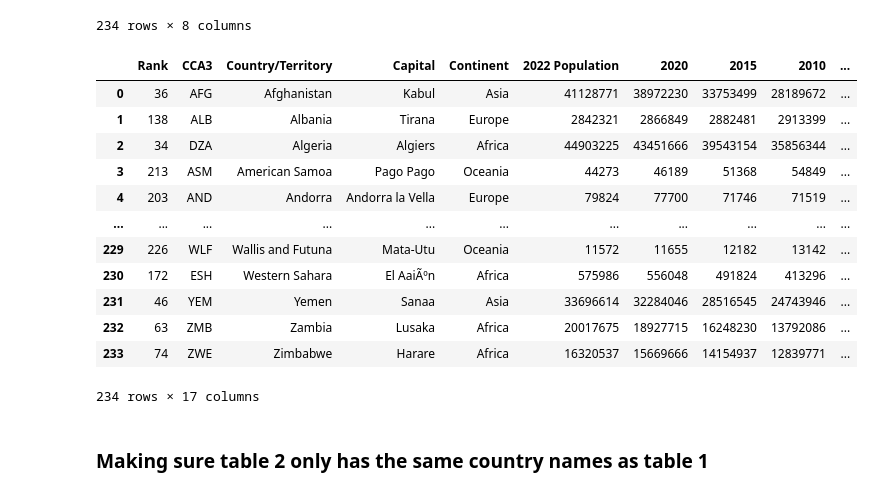
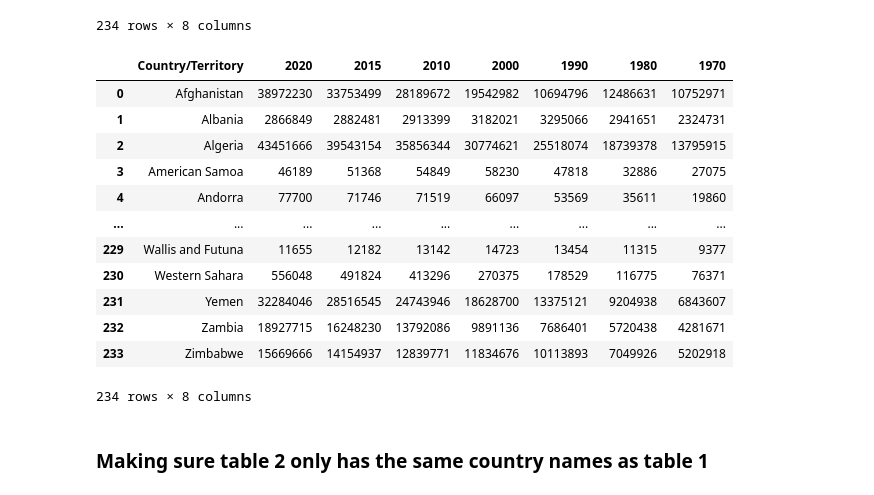
Before and after one commit to Nelius1k/Regression-Model, a Jupyter notebook: co2-Emissions.ipynb, the cells around one changed output. Cells and saved outputs as stored; diff of their text form; code cells hidden in the pictures.

```diff
--- a/co2-Emissions.ipynb
+++ b/co2-Emissions.ipynb
@@ -124,24 +124,24 @@ df2_clean
 # %%
 # Rename columns
 df2.columns.tolist()
-df2_clean = df2.rename(columns = {"2020 Population":"2020", "2015 Population":"2015", "2010 Population":"2010", "2000 Population":"2000", "1990 Population":"1990",
+df2_clean = df2_clean.rename(columns = {"2020 Population":"2020", "2015 Population":"2015", "2010 Population":"2010", "2000 Population":"2000", "1990 Population":"1990",
                       "1980 Population":"1980", "1970 Population":"1970"}, inplace = False)
 
 df2_clean
 # %% [output]
-|  | Rank | CCA3 | Country/Territory | Capital | Continent | 2022 Population | 2020 | 2015 | 2010 | ... |
-| 0 | 36 | AFG | Afghanistan | Kabul | Asia | 41128771 | 38972230 | 33753499 | 28189672 | ... |
-| 1 | 138 | ALB | Albania | Tirana | Europe | 2842321 | 2866849 | 2882481 | 2913399 | ... |
-| 2 | 34 | DZA | Algeria | Algiers | Africa | 44903225 | 43451666 | 39543154 | 35856344 | ... |
-| 3 | 213 | ASM | American Samoa | Pago Pago | Oceania | 44273 | 46189 | 51368 | 54849 | ... |
-| 4 | 203 | AND | Andorra | Andorra la Vella | Europe | 79824 | 77700 | 71746 | 71519 | ... |
-| ... | ... | ... | ... | ... | ... | ... | ... | ... | ... | ... |
-| 229 | 226 | WLF | Wallis and Futuna | Mata-Utu | Oceania | 11572 | 11655 | 12182 | 13142 | ... |
-| 230 | 172 | ESH | Western Sahara | El AaiÃºn | Africa | 575986 | 556048 | 491824 | 413296 | ... |
-| 231 | 46 | YEM | Yemen | Sanaa | Asia | 33696614 | 32284046 | 28516545 | 24743946 | ... |
-| 232 | 63 | ZMB | Zambia | Lusaka | Africa | 20017675 | 18927715 | 16248230 | 13792086 | ... |
-| 233 | 74 | ZWE | Zimbabwe | Harare | Africa | 16320537 | 15669666 | 14154937 | 12839771 | ... |
+|  | Country/Territory | 2020 | 2015 | 2010 | 2000 | 1990 | 1980 | 1970 |
+| 0 | Afghanistan | 38972230 | 33753499 | 28189672 | 19542982 | 10694796 | 12486631 | 10752971 |
+| 1 | Albania | 2866849 | 2882481 | 2913399 | 3182021 | 3295066 | 2941651 | 2324731 |
+| 2 | Algeria | 43451666 | 39543154 | 35856344 | 30774621 | 25518074 | 18739378 | 13795915 |
+| 3 | American Samoa | 46189 | 51368 | 54849 | 58230 | 47818 | 32886 | 27075 |
+| 4 | Andorra | 77700 | 71746 | 71519 | 66097 | 53569 | 35611 | 19860 |
+| ... | ... | ... | ... | ... | ... | ... | ... | ... |
+| 229 | Wallis and Futuna | 11655 | 12182 | 13142 | 14723 | 13454 | 11315 | 9377 |
+| 230 | Western Sahara | 556048 | 491824 | 413296 | 270375 | 178529 | 116775 | 76371 |
+| 231 | Yemen | 32284046 | 28516545 | 24743946 | 18628700 | 13375121 | 9204938 | 6843607 |
+| 232 | Zambia | 18927715 | 16248230 | 13792086 | 9891136 | 7686401 | 5720438 | 4281671 |
+| 233 | Zimbabwe | 15669666 | 14154937 | 12839771 | 11834676 | 10113893 | 7049926 | 5202918 |
-234 rows × 17 columns
+234 rows × 8 columns
 # %% [markdown]
 ### Making sure table 2 only has the same country names as table 1
 # %%
```
